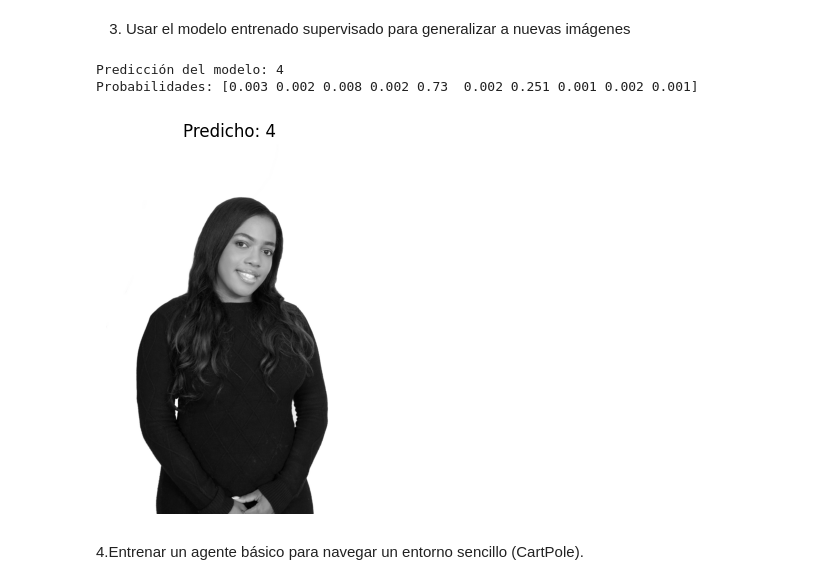
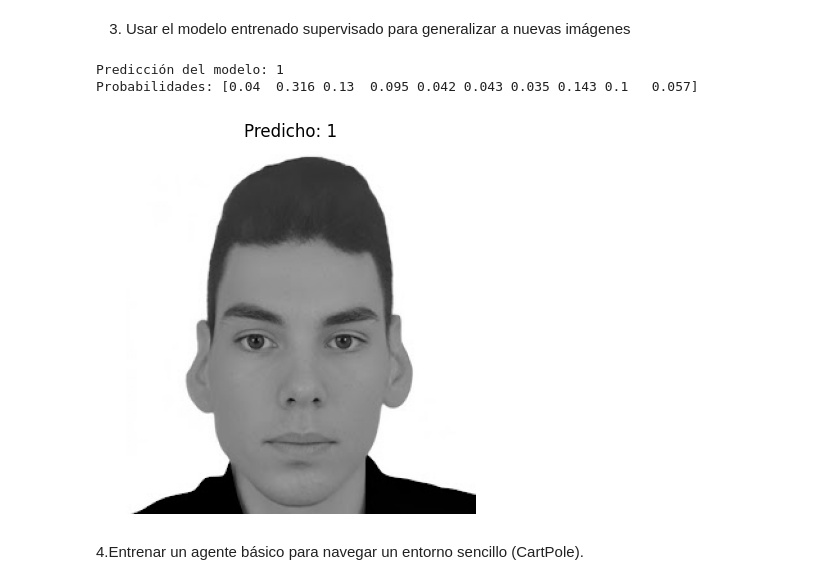
Before and after one commit to tigresolarte21-hub/entregable-4, a Jupyter notebook: Entregable_4.ipynb, the cells around one changed output. Cells and saved outputs as stored; diff of their text form; code cells hidden in the pictures.

```diff
--- a/Entregable_4.ipynb
+++ b/Entregable_4.ipynb
@@ -309,37 +309,37 @@ def preprocess_image_for_digits(path_or_pil):
     flat = arr.reshape(1, -1)
     return flat
 
 # 2) Función de predicción
 def predict_image(path_or_pil):
     flat = preprocess_image_for_digits(path_or_pil)
     flat_scaled = scaler.transform(flat)      # usar mismo scaler
     pred = best_clf.predict(flat_scaled)[0]   # predicción
     proba = None
     if hasattr(best_clf, "predict_proba"):
         proba = best_clf.predict_proba(flat_scaled)[0]
     return pred, proba
 
 # 3) Ejemplo con imagen externa (ej: "mi_numero.png")
 # ⚠️ En Colab primero sube una imagen con:
 # uploaded = files.upload()
 
-image_path = "imagen.jpg"   # <-- cambia esto por el nombre de tu archivo subido
+image_path = "/content/Foto Ernesto solarte .jpg"   # <-- cambia esto por el nombre de tu archivo subido
 pred, proba = predict_image(image_path)
 
 print(f"Predicción del modelo: {pred}")
 if proba is not None:
     print("Probabilidades:", np.round(proba, 3))
 
 # Mostrar la imagen usada
 img = Image.open(image_path)
 plt.imshow(img.convert("L"), cmap="gray")
 plt.title(f"Predicho: {pred}")
 plt.axis("off")
 plt.show()
 # %% [output]
-Predicción del modelo: 4
-Probabilidades: [0.003 0.002 0.008 0.002 0.73  0.002 0.251 0.001 0.002 0.001]
+Predicción del modelo: 1
+Probabilidades: [0.04  0.316 0.13  0.095 0.042 0.043 0.035 0.143 0.1   0.057]
-[figure, old version]
+[figure, new version]
 # %% [markdown]
 4.Entrenar un agente básico para navegar un entorno sencillo (CartPole).
 # %%
```
Also changed, not shown: parts of 6 cells of this notebook.
